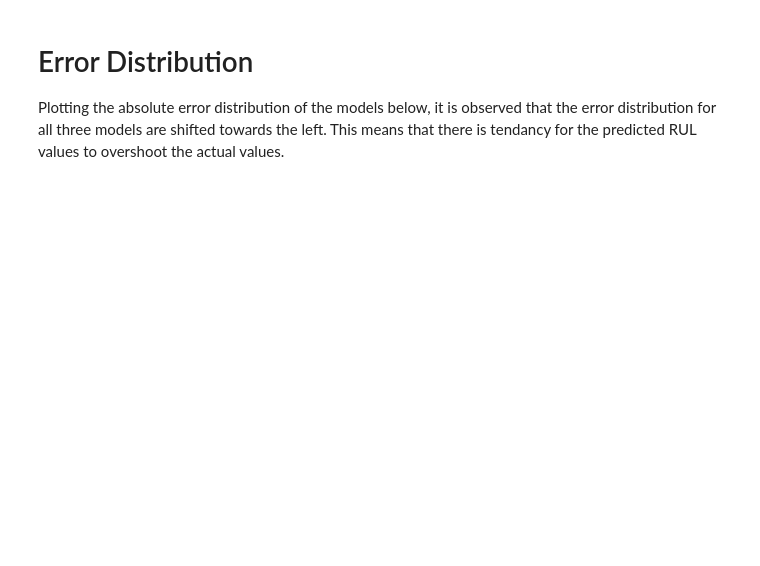
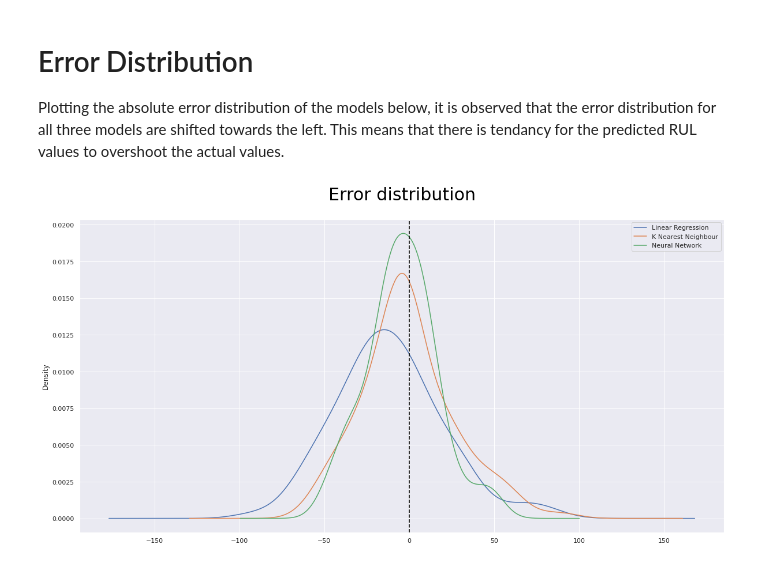
Before and after one commit to luqmanbuang/Aircraft-Engine-Lifetime-Prediction-with-Machine-Learning, a Jupyter notebook: Main.ipynb, the cells around one changed output. Cells and saved outputs as stored; diff of their text form; code cells hidden in the pictures; blank space fills up the shorter version.

```diff
--- a/Main.ipynb
+++ b/Main.ipynb
@@ -180,5 +182,9 @@ The MachineLearningModel() class is created to reduce code duplication when mult
 # %%
 from sklearn.metrics import mean_squared_error, r2_score
+import seaborn as sns
+
+# Apply the default theme
+sns.set_theme()
 
 class MachineLearningModel:
   def __init__(self,model,name,testDataFrame, X_test, OutputDataFrame = None):
@@ -192,7 +198,6 @@ class MachineLearningModel:
       self.OutputDataFrame = OutputDataFrame
     else:
       self.OutputDataFrame = self.testDataFrame
-
 
   def predict(self):
     # Function predicts the Health Index values based on the trained machine learning model.
@@ -211,7 +216,7 @@ class MachineLearningModel:
     print(f'Mean value of last 10 cycles of engine unit {displayUnit}: {meanValue}')
 
     # plotting the predicted maximum cycles
-    plt.figure(figsize = (16, 8))
+    plt.figure(figsize = (18, 9))
     plt.plot(df[(self.OutputDataFrame['cycles'] >0) & (self.OutputDataFrame['unit'] == displayUnit)])
     plt.axhline(meanValue, color="red", linestyle='dashed', linewidth=1.6)
 
@@ -248,14 +253,13 @@ class MachineLearningModel:
       # Visualizing the predicted cycles of the engine units in the test dataset.
       # x-axis represents the cycles
       df =  self.OutputDataFrame[f'Pred_RUL_{self.name}']
-      plt.figure(figsize = (16, 8))
+      plt.figure(figsize = (18, 9))
       plt.plot(df)
 
       # set title and axis labels
       plt.title(f'Predicted Remaining Useful Life for {self.name}', x=0.5, y=1.05, ha='center', fontsize='xx-large')
 
-
-  def DisplayEngineRUL(self, displayUnit):
+  def DisplayEngineRUL(self, displayUnit=1):
     # Returning the Remaining useful life of an engine unit of the test dataset.
     # It is found by returning the minumum cycle to failure value of each engine unit
     df =  self.OutputDataFrame[f'Pred_RUL_{self.name}']
@@ -366,16 +504,23 @@ print('Linear Regression RMSE:', RMSE_lreg)
 # Error Distribution
 Plotting the absolute error distribution of the models below, it is observed that the error distribution for all three models are shifted towards the left. This means that there is tendancy for the predicted RUL values to overshoot the actual values.
 # %%
+import matplotlib
+import seaborn as sns
+
 plt.figure(figsize=(20,10))
 plt.tight_layout()
+# Apply the default theme
+sns.set_theme()
 
 FinalResult['lreg_diff'].plot(label = 'Linear Regression', kind = 'kde', legend = True)
 FinalResult['knr_diff'].plot(label = 'K Nearest Neighbour', kind = 'kde', legend = True)
 FinalResult['nn_diff'].plot(label = 'Neural Network', kind = 'kde', legend = True)
 plt.axvline(0, color="black", linestyle='dashed', linewidth=1.6)
 
 # set title and axis labels
 errorDist = plt.title('Error distribution', x=0.5, y=1.05, ha='center', fontsize='30')
 plt.setp(errorDist, color = 'black')
-
+matplotlib.rc('font', size=20)
 plt.show()
+# %% [output]
+[figure, added]
```
Also changed, not shown: parts of 27 cells of this notebook.
